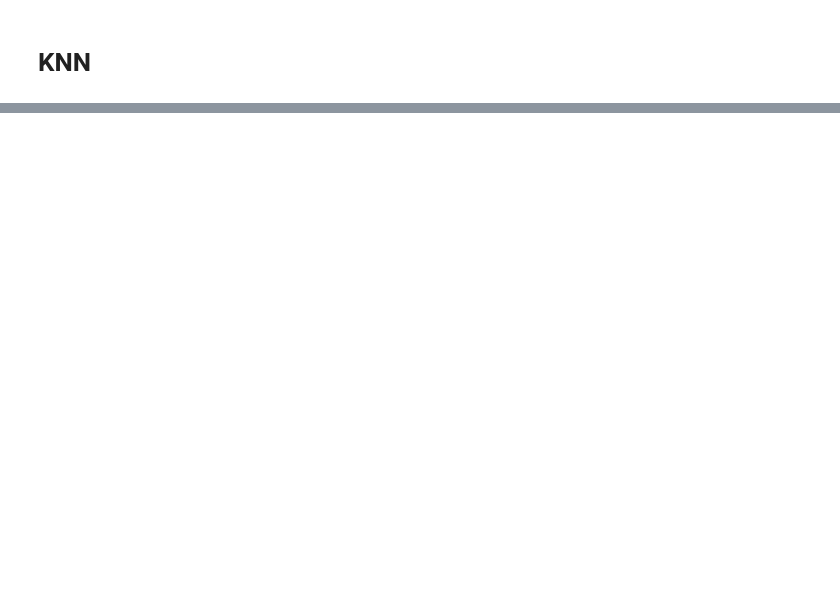
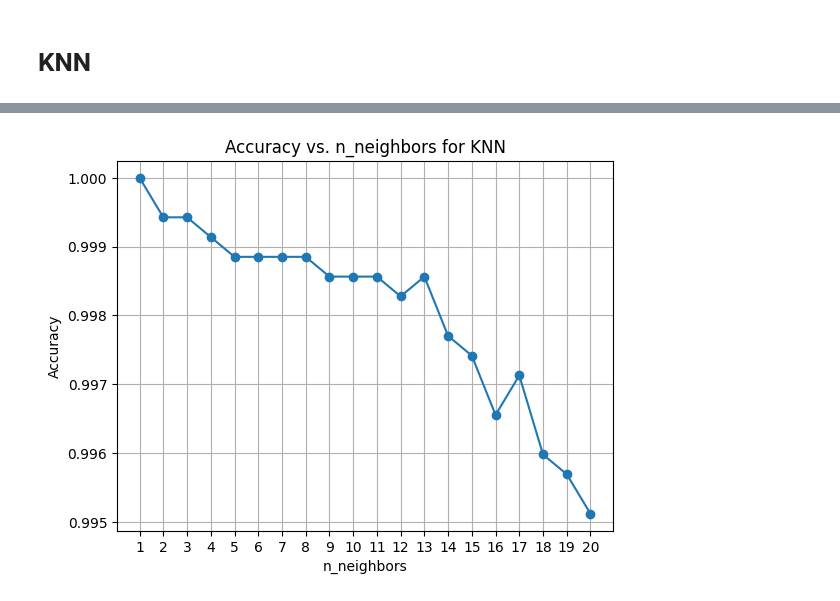
Before and after one commit to swapnita-pandey/Food-Adulteration, a Jupyter notebook: Honey_Adulteration/d.ipynb, the cells around one changed output, grey strips where cells are left out. Cells and saved outputs as stored; diff of their text form; code cells hidden in the pictures; blank space fills up the shorter version.

```diff
--- a/Honey_Adulteration/d.ipynb
+++ b/Honey_Adulteration/d.ipynb
@@ -508,0 +1015,3 @@ X_train,X_test,y_train,y_test=train_test_split(X,Y,test_size=0.1,random_state=42
+# %%
+# Fit the model to the training data
+rf_regressor.fit(X_train, y_train)
@@ -508,0 +1070,3 @@ X_train,X_test,y_train,y_test=train_test_split(X,Y,test_size=0.1,random_state=42
+# %%
+# Fit the model to the scaled training data
+mlp_regressor.fit(X_train_scaled, y_train)
@@ -508,0 +1117,13 @@ X_train,X_test,y_train,y_test=train_test_split(X,Y,test_size=0.1,random_state=42
+# %%
+from sklearn.svm import SVR
+
+# Standardize features
+scaler = StandardScaler()
+X_train_scaled = scaler.fit_transform(X_train)
+X_test_scaled = scaler.transform(X_test)
+
+# Initialize the SVR model
+svr_regressor = SVR(kernel='rbf')
+# %%
+# Fit the model to the scaled training data
+svr_regressor.fit(X_train_scaled, y_train)
@@ -524,3 +1186,41 @@ X does not have valid feature names, but KNeighborsClassifier was fitted with fe
+# %%
+import warnings
+from sklearn.neighbors import KNeighborsClassifier
+import matplotlib.pyplot as plt
+
+# Suppress all warnings
+warnings.filterwarnings("ignore")
+
+# Initialize lists to store results
+n_neighbors_values = []
+accuracy_values = []
+
+# Test different values of n_neighbors
+for n_neighbors in range(1, 21):
+    # Initialize the KNeighborsClassifier with the current n_neighbors value
+    clf = KNeighborsClassifier(n_neighbors=n_neighbors)
+
+    # Fit the model to the training data
+    clf.fit(X_train, y_train)
+
+    # Make predictions on the testing data
+    y_pred = clf.predict(X_test)
+
+    # Calculate accuracy and store the values
+    accuracy = accuracy_score(y_test, y_pred)
+    n_neighbors_values.append(n_neighbors)
+    accuracy_values.append(accuracy)
+
+# Plot the accuracy values
+plt.plot(n_neighbors_values, accuracy_values, marker='o')
+plt.xlabel('n_neighbors')
+plt.ylabel('Accuracy')
+plt.title('Accuracy vs. n_neighbors for KNN')
+plt.xticks(n_neighbors_values)
+plt.grid()
+plt.show()
+# %% [output]
+[figure, added]
 # %%
 
 # # Calculate the confusion matrix
```
Also changed, not shown: parts of 85 cells of this notebook.
